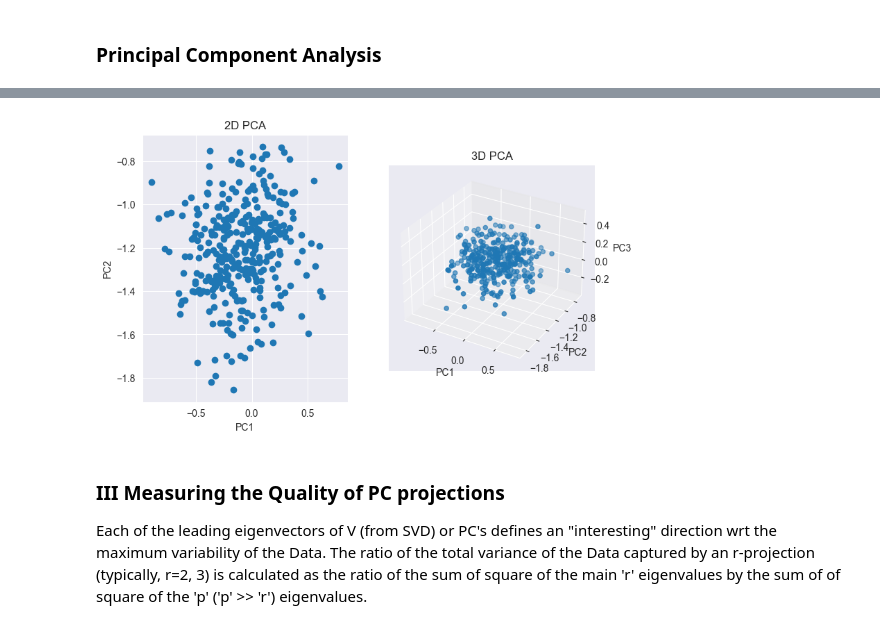
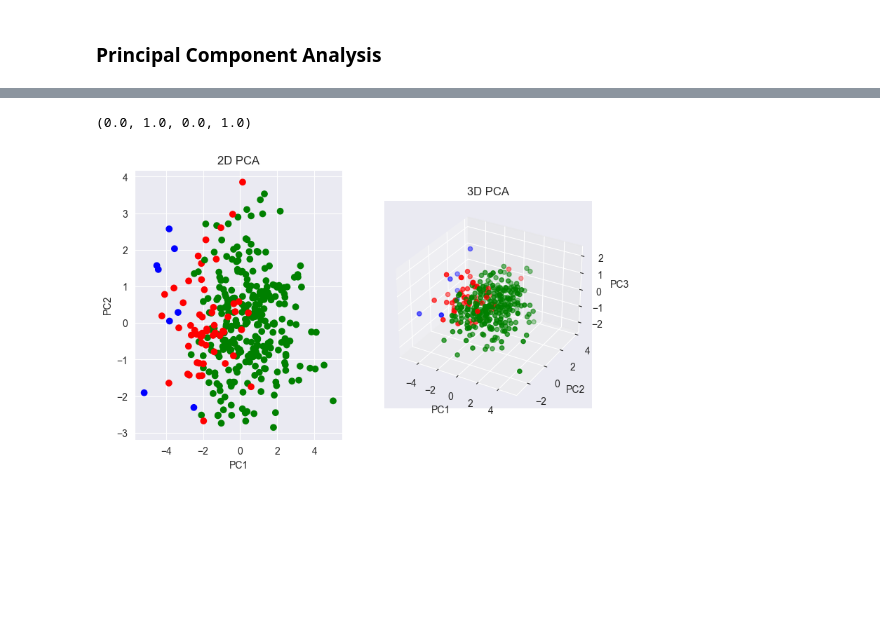
Before and after one commit to peetceenatoo/ncaa-mining, a Jupyter notebook: Scripts/Python/pca.ipynb, the cells around one changed output, grey strips where cells are left out. Saved outputs shown, nothing was run; the diff lists cells and outputs as text; code cells hidden in the pictures; blank space fills up the shorter version.

```diff
--- a/Scripts/Python/pca.ipynb
+++ b/Scripts/Python/pca.ipynb
@@ -95,0 +151,27 @@ df.head()
+# %%
+# Compute the covariance matrix from df
+covmatrix = df.cov()
+
+# Obtain the eigenvalues and eigenvectors from the covariance matrix
+eigenvalues, eigenvectors = np.linalg.eig(covmatrix)
+
+# Sort the eigenvalues in descending order
+idxs = eigenvalues.argsort()[::-1]
+eigenvalues = eigenvalues[idxs]
+eigenvectors = eigenvectors[:,idxs]
+
+# Compute the cumulative explained variance ratio
+cumulative_explained_variance_ratio = np.cumsum(np.round(eigenvalues/eigenvalues.sum(), 2))
+print(cumulative_explained_variance_ratio[:-1])
+
+# Plot the explained variance ratio
+plt.figure(figsize=(6, 4))
+plt.bar(range(1, len(cumulative_explained_variance_ratio) + 1), cumulative_explained_variance_ratio)
+plt.xlabel('Number of Principal Components')
+plt.ylabel('Explained Variance')
+plt.title('Explained Variance Ratio')
+
+# Add line to the plot
+plt.plot(range(1, len(cumulative_explained_variance_ratio) + 1), cumulative_explained_variance_ratio, marker='o')
+plt.axhline(y=0.8, color='y', linestyle='--')
+plt.show()
@@ -131,40 +183,31 @@ plt.show()
 # %%
-# Generate PCA component space (PCA scores)
-pc = np.dot(covmatrix, eigenvectors)
+# Obtain principal components (data in the new space)
+pc = np.dot(df, eigenvectors)
 
-# Get a df for the PCA scores
+# Build the names to be plotted
 names = ["PC_"+str(x+1) for x in range(pc.shape[1])]
-df_pca = pd.DataFrame(data=pc, columns=names)
-
-# Transpose the matrix with 3 eigenvectors and multiply it by the original data
-df_pca = np.dot(eigenvectors.T, df.T).T
 
 # Plot the data in 2D and 3D
 fig = plt.figure(figsize=(13, 5))  # Adjust the figure width as needed
 
 # 2D plot
 ax1 = fig.add_subplot(131)
-ax1.scatter(df_pca[:, 0], df_pca[:, 1])
+ax1.scatter(pc[:, 0], pc[:, 1], c=c)
 ax1.set_xlabel('PC1')
 ax1.set_ylabel('PC2')
 ax1.set_title('2D PCA')
 
 # 3D plot
 ax3 = fig.add_subplot(132, projection='3d')
-ax3.scatter(df_pca[:, 0], df_pca[:, 1], df_pca[:, 2])
+ax3.scatter(pc[:, 0], pc[:, 1], pc[:,2], c=c)
 ax3.set_xlabel('PC1')
 ax3.set_ylabel('PC2')
 ax3.set_zlabel('PC3')
 ax3.set_title('3D PCA')
 
 # Empty subplot to let the third label to fit
 ax2 = fig.add_subplot(133, aspect='equal')
 ax2.axis('off')
-
-plt.show()
 # %% [output]
+(0.0, 1.0, 0.0, 1.0)
-[figure, old version]
+[figure, new version]
-# %% [markdown]
-### III Measuring the Quality of PC projections
- Each of the leading eigenvectors of V (from SVD) or PC's defines an "interesting" direction wrt the maximum variability of the Data.
- The ratio of the total variance of the Data captured by an r-projection (typically, r=2, 3) is calculated as the ratio of the sum of square of the main 'r' eigenvalues by the sum of of square of the 'p' ('p' >> 'r') eigenvalues.
```
Also changed, not shown: parts of 40 cells of this notebook.
